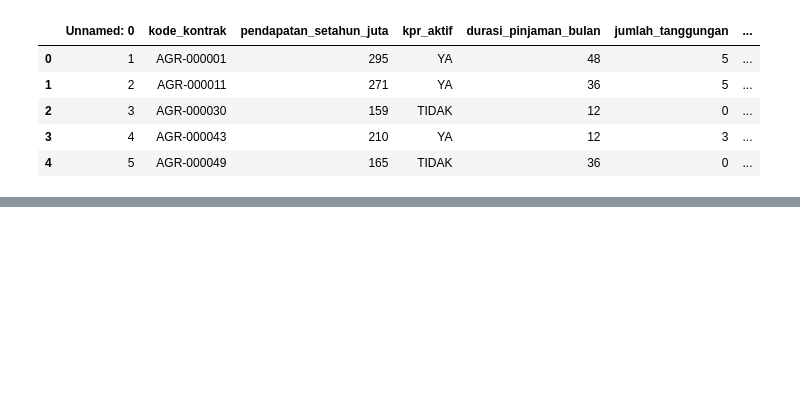
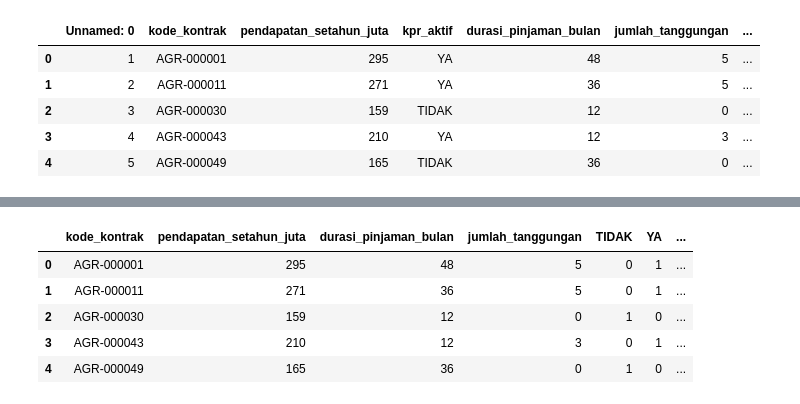
Before and after one commit to triasmidwi/Data-Mining, a Jupyter notebook: _sources/Preprocessing Data Using MinmaxScaler (Tugas 8).ipynb, the cells around one changed output, grey strips where cells are left out. Saved outputs shown, nothing was run; the diff lists cells and outputs as text; code cells hidden in the pictures; blank space fills up the shorter version.

```diff
--- a/_sources/Preprocessing Data Using MinmaxScaler (Tugas 8).ipynb
+++ b/_sources/Preprocessing Data Using MinmaxScaler (Tugas 8).ipynb
@@ -63,0 +74,11 @@ y = df['risk_rating']
+# %%
+#menggabungkan kolom2 yang sudah diproses
+df_new = pd.concat([df_without_column_for_convert, df_kpr_aktif,df_ratarata], axis=1)
+df_new.head()
+# %% [output]
+|  | kode_kontrak | pendapatan_setahun_juta | durasi_pinjaman_bulan | jumlah_tanggungan | TIDAK | YA | ... |
+| 0 | AGR-000001 | 295 | 48 | 5 | 0 | 1 | ... |
+| 1 | AGR-000011 | 271 | 36 | 5 | 0 | 1 | ... |
+| 2 | AGR-000030 | 159 | 12 | 0 | 1 | 0 | ... |
+| 3 | AGR-000043 | 210 | 12 | 3 | 0 | 1 | ... |
+| 4 | AGR-000049 | 165 | 36 | 0 | 1 | 0 | ... |
```
Also changed, not shown: parts of 30 cells of this notebook, 14 other files.
